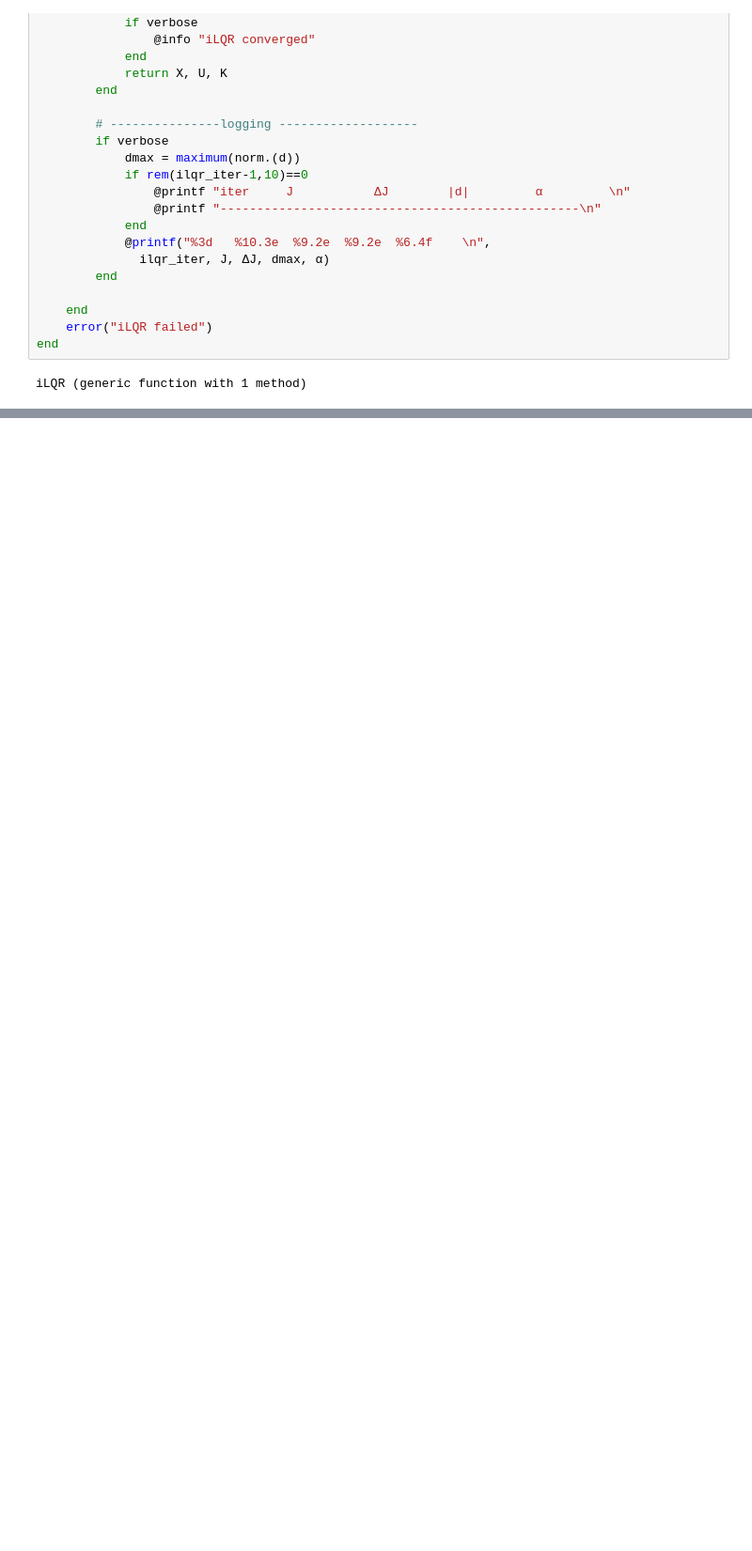
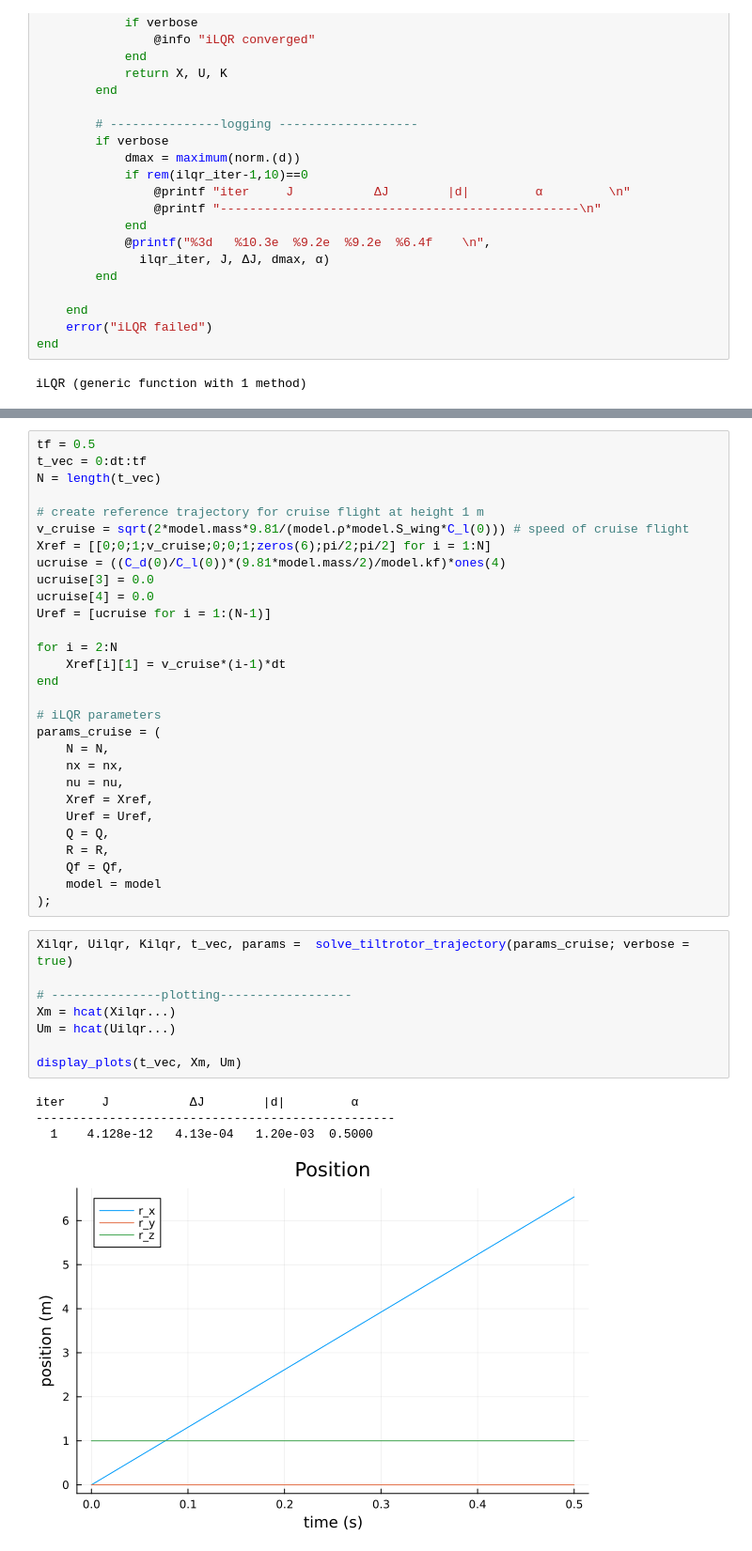
Before and after one commit to dhruvtya/tiltrotor_control, a Jupyter notebook: LQR_quat.ipynb, the cells around one changed output, grey strips where cells are left out. Shown at 94% size. Drawn from its saved outputs; the diff is of its cells as text; blank space fills up the shorter version.

```diff
--- a/LQR_quat.ipynb
+++ b/LQR_quat.ipynb
@@ -482,0 +493,42 @@ MeshCat.DisplayedVisualizer(MeshCat.CoreVisualizer(MeshCat.SceneTrees.SceneNode(
+# %%
+tf = 0.5
+t_vec = 0:dt:tf
+N = length(t_vec)
+
+# create reference trajectory for cruise flight at height 1 m
+v_cruise = sqrt(2*model.mass*9.81/(model.ρ*model.S_wing*C_l(0))) # speed of cruise flight
+Xref = [[0;0;1;v_cruise;0;0;1;zeros(6);pi/2;pi/2] for i = 1:N]
+ucruise = ((C_d(0)/C_l(0))*(9.81*model.mass/2)/model.kf)*ones(4)
+ucruise[3] = 0.0
+ucruise[4] = 0.0
+Uref = [ucruise for i = 1:(N-1)]
+
+for i = 2:N
+    Xref[i][1] = v_cruise*(i-1)*dt
+end
+
+# iLQR parameters
+params_cruise = (
+    N = N,
+    nx = nx,
+    nu = nu,
+    Xref = Xref,
+    Uref = Uref,
+    Q = Q,
+    R = R,
+    Qf = Qf,
+    model = model
+);
+# %%
+Xilqr, Uilqr, Kilqr, t_vec, params =  solve_tiltrotor_trajectory(params_cruise; verbose = true)
+
+# ---------------plotting------------------
+Xm = hcat(Xilqr...)
+Um = hcat(Uilqr...)
+
+display_plots(t_vec, Xm, Um)
+# %% [output]
+iter     J           ΔJ        |d|         α
+-------------------------------------------------
+  1    4.128e-12   4.13e-04   1.20e-03  0.5000
+[figure, added]
```
Also changed, not shown: parts of 28 cells of this notebook, 3 other files.
